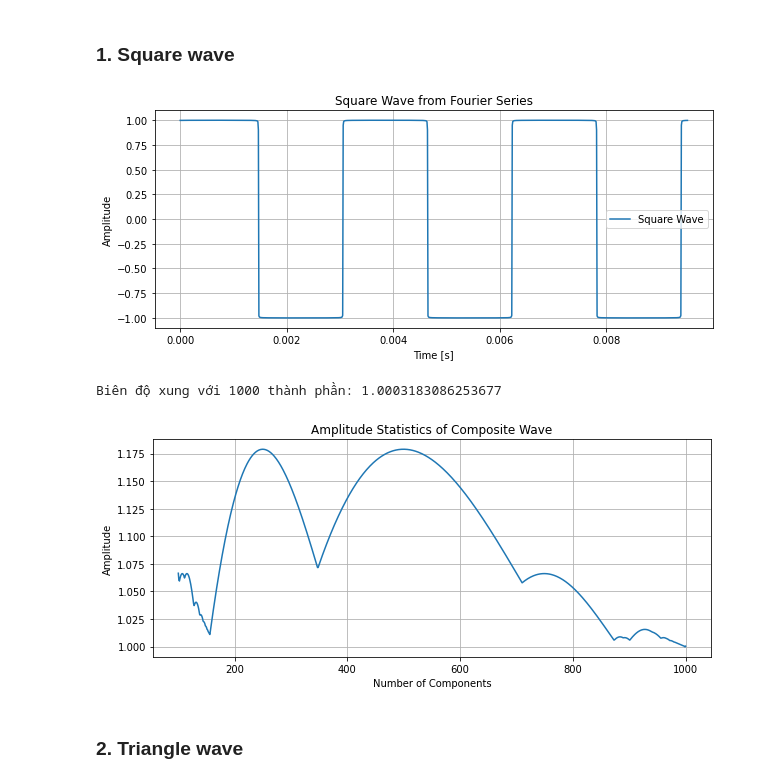
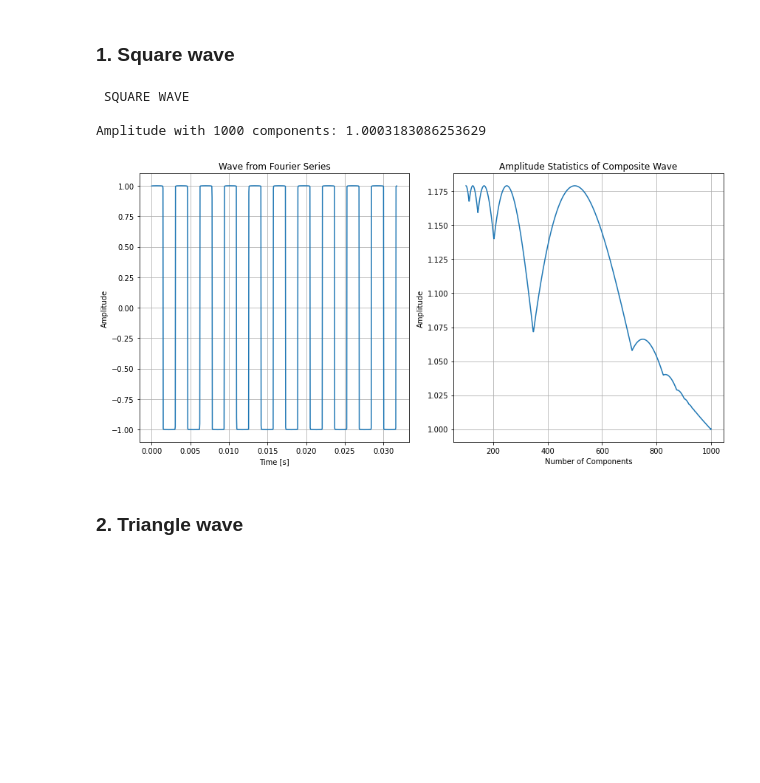
Before and after one commit to lamld203844/biosignal-processing, a Jupyter notebook: midterm-LuuDucLam-20203844.ipynb, the cells around one changed output. Saved outputs shown, nothing was run; the diff lists cells and outputs as text; code cells hidden in the pictures; blank space fills up the shorter version.

```diff
--- a/midterm-LuuDucLam-20203844.ipynb
+++ b/midterm-LuuDucLam-20203844.ipynb
@@ -62,7 +62,7 @@ import numpy as np
 import matplotlib.pyplot as plt
 
 ## CONSTANTS
-N = 27 # id
+N = 27 # id number
 
 f = abs(1000 * np.sin( (2 * np.pi / 49) * N)) # Frequency
 phi = 2 * np.pi / N # Phase
@@ -70,7 +70,9 @@ A = 1 # amplitude
 
 
 num_components = 1000  # 1000 component waves
-time = np.linspace(0, 3 * 1/f, 1000)  # 3 period
+sample_rate = 1000 # sample rate
+time_interval = 10 * 1/f
+time = np.linspace(0, time_interval, sample_rate)  # 3 period
 
 print(
     f'\n Amplitude: {A}',
@@ -84,52 +86,65 @@ print(
 # %% [markdown]
 ### 1. Square wave
 # %%
-def square_wave(time, f, phi, num_components):
+def square_wave(time=time, f=f, phi=phi, num_components=1000):
     # Initialize the square wave signal
     square_wave = np.zeros_like(time)
 
     # Calculate the Fourier series approximation
     for n in range(1, 2*num_components, 2):
         square_wave += (4*A/np.pi) * (1/n) * np.sin((2 * np.pi * f) * n * time + phi * n)
 
     return square_wave
 
-square_wave1000 = square_wave(time, f, phi, num_components)
+def plot_and_stats(in_func) -> None:
+    """
+    Plot input function, find amplitude and survey amplitude wave
+    as changing num_components
+    params:
+        in_func: input function,
 
-# Plot
-plt.figure(figsize=(10, 4))
-plt.plot(time, square_wave1000, label='Square Wave')
-plt.title('Square Wave from Fourier Series')
-plt.xlabel('Time [s]')
-plt.ylabel('Amplitude')
-plt.grid(True)
-plt.legend()
-plt.show()
+    return: None
+    """
+
+    in_func1000 = in_func()
+
+    fig, axes = plt.subplots(1, 2, figsize=(12, 6))
+
+    # Plot
+    axes[0].plot(time, in_func1000, label='Square Wave')
+    axes[0].set_title('Wave from Fourier Series')
+    axes[0].set_xlabel('Time [s]')
+    axes[0].set_ylabel('Amplitude')
+    axes[0].grid(True)
+
+    ##### amplitude STATS
+    def find_amplitude(wave):
+        return np.max(wave)
+
+    print(f'\nAmplitude with 1000 components: {find_amplitude(in_func1000)}')
 
 
-#####
-def find_amplitude(wave):
-    return np.max(wave)
+    # Amplitude statistic of sum function as
+    # the number of components change for 100 to 1000?
+    amplitudes = [find_amplitude(in_func(num_components=n)) for n in range(100, 1001, 1)]
+    components = list(range(100, 1001, 1))
 
-print(f'\nBiên độ xung với 1000 thành phần: {find_amplitude(square_wave1000)}')
+    axes[1].plot(components, amplitudes)
+    axes[1].set_title('Amplitude Statistics of Composite Wave')
+    axes[1].set_xlabel('Number of Components')
+    axes[1].set_ylabel('Amplitude')
+    axes[1].grid(True)
 
+    plt.tight_layout()
+    plt.show()
 
-# Vẽ thống kê biên độ của hàm tổng hợp (các xung) theo tổng số
-# sóng thành phần chạy từ 100 đến 1000?
-amplitudes = [find_amplitude(square_wave(time, f, phi, n)) for n in range(100, 1001, 1)]
-components = list(range(100, 1001, 1))
-
-plt.figure(figsize=(10, 4))
-plt.plot(components, amplitudes)
-plt.title('Amplitude Statistics of Composite Wave')
-plt.xlabel('Number of Components')
-plt.ylabel('Amplitude')
-plt.grid(True)
-plt.show()
+print('\n SQUARE WAVE')
+plot_and_stats(square_wave)
 # %% [output]
+ SQUARE WAVE
+
+Amplitude with 1000 components: 1.0003183086253629
-[figure, old version]
+[figure, new version]
-Biên độ xung với 1000 thành phần: 1.0003183086253677
-[figure, removed]
 # %% [markdown]
 ### 2. Triangle wave
 # %%
```
Also changed, not shown: parts of 15 cells of this notebook.
